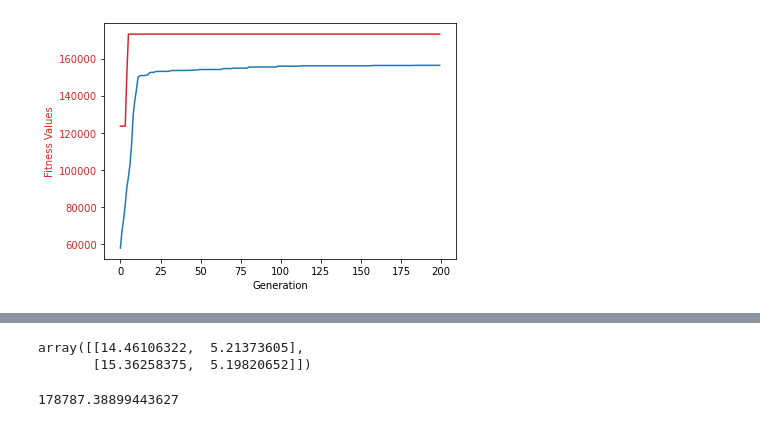
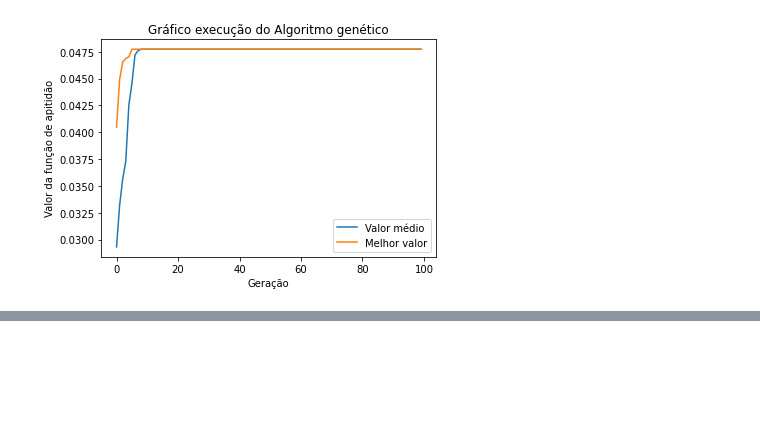
Before and after one commit to GSMSouza/CAP, a Jupyter notebook: Execução Funções de Aptidão-Copy1.ipynb, the cells around one changed output, grey strips where cells are left out. Cells and saved outputs as stored; diff of their text form; code cells hidden in the pictures; blank space fills up the shorter version.

```diff
--- a/Execução Funções de Aptidão-Copy1.ipynb
+++ b/Execução Funções de Aptidão-Copy1.ipynb
@@ -17,0 +11,3 @@ BBox = ((df2['X-Coordinate'].min(),   df2['X-Coordinate'].max(),
+# %%
+X = load_iris().data
+X = MinMaxScaler().fit_transform(X)
@@ -18,6 +19,6 @@ BBox = ((df2['X-Coordinate'].min(),   df2['X-Coordinate'].max(),
 # %%
 %%time
-individual = ga(X,fitness_function="CalinskiHarabaz", gen=200,
-                p_crossover=0.5, p_mutation=0.2,selection_operator="Tournament", seed=100 )
+individual = ga(X,fitness_function="SumSquaredError", gen=100,
+                p_crossover=0.5, p_mutation=0.1,selection_operator="Tournament", seed=2 )
 # %% [output]
-[figure, old version]
+[figure, new version]
@@ -26,11 +27,2 @@ Wall time: 2min 7s
-# %%
-individual.chromosome
-# %% [output]
-array([[14.46106322,  5.21373605],
-       [15.36258375,  5.19820652]])
-# %%
-individual.value
-# %% [output]
-178787.38899443627
 # %%
 Y = pairwise_distances_argmin(X, individual.chromosome)
```
Also changed, not shown: parts of 37 cells of this notebook, 16 other files.
